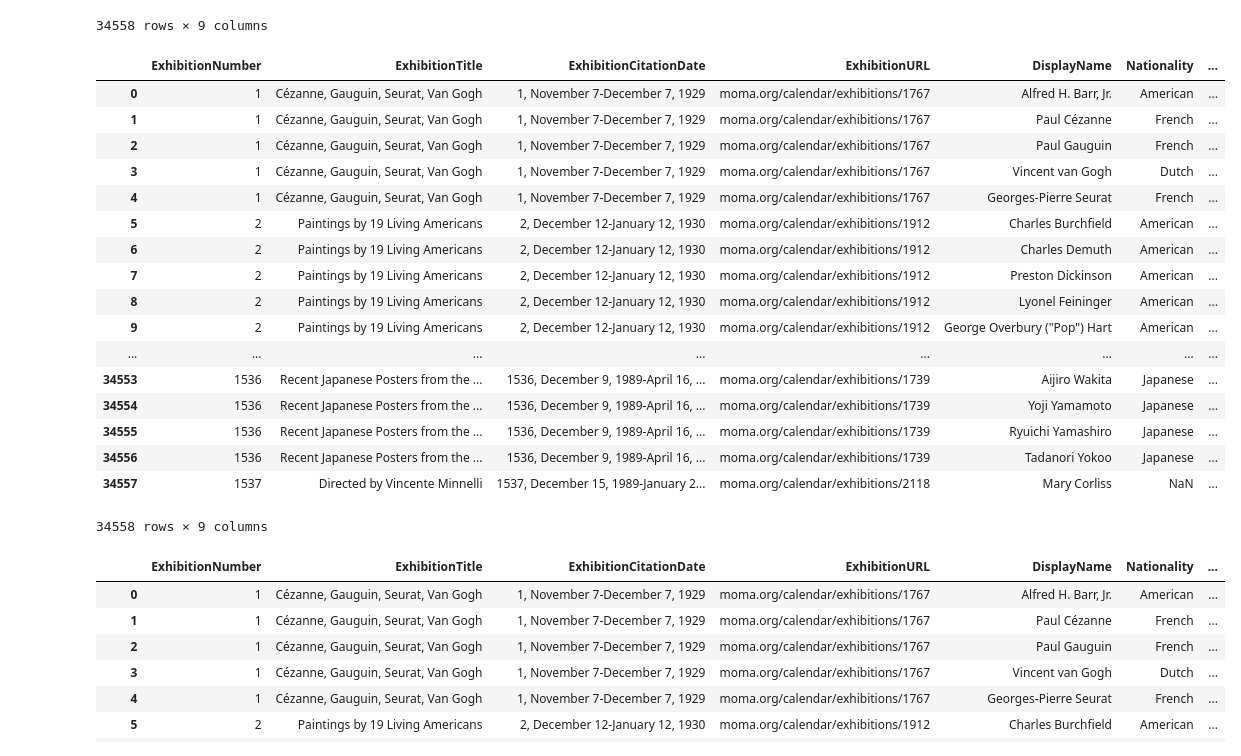
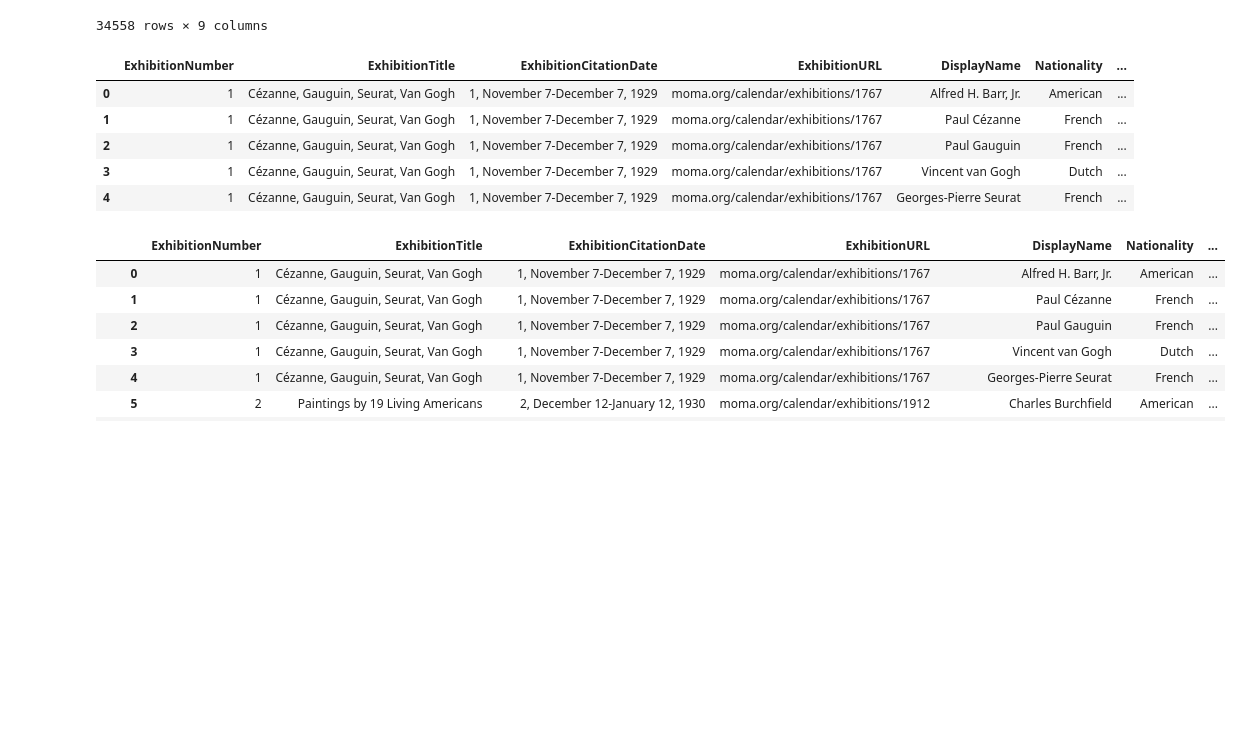
Before and after one commit to PaulaNuno/ironhack-final-project, a Jupyter notebook: exploring_dataset.ipynb, the cells around one changed output. Cells and saved outputs as stored; diff of their text form; code cells hidden in the pictures; blank space fills up the shorter version.

```diff
--- a/exploring_dataset.ipynb
+++ b/exploring_dataset.ipynb
@@ -275,23 +275,11 @@ df_final #elimino "]"
 34558 rows × 9 columns
 # %%
 df_final["ExhibitionCitationDate"].str.strip #elimino espacios después de prescindir de caracteres innecesarios
-df_final
+df_final.head(5)
 # %% [output]
 |  | ExhibitionNumber | ExhibitionTitle | ExhibitionCitationDate | ExhibitionURL | DisplayName | Nationality | ... |
 | 0 | 1 | Cézanne, Gauguin, Seurat, Van Gogh | 1, November 7-December 7, 1929 | moma.org/calendar/exhibitions/1767 | Alfred H. Barr, Jr. | American | ... |
 | 1 | 1 | Cézanne, Gauguin, Seurat, Van Gogh | 1, November 7-December 7, 1929 | moma.org/calendar/exhibitions/1767 | Paul Cézanne | French | ... |
 | 2 | 1 | Cézanne, Gauguin, Seurat, Van Gogh | 1, November 7-December 7, 1929 | moma.org/calendar/exhibitions/1767 | Paul Gauguin | French | ... |
 | 3 | 1 | Cézanne, Gauguin, Seurat, Van Gogh | 1, November 7-December 7, 1929 | moma.org/calendar/exhibitions/1767 | Vincent van Gogh | Dutch | ... |
 | 4 | 1 | Cézanne, Gauguin, Seurat, Van Gogh | 1, November 7-December 7, 1929 | moma.org/calendar/exhibitions/1767 | Georges-Pierre Seurat | French | ... |
-| 5 | 2 | Paintings by 19 Living Americans | 2, December 12-January 12, 1930 | moma.org/calendar/exhibitions/1912 | Charles Burchfield | American | ... |
-| 6 | 2 | Paintings by 19 Living Americans | 2, December 12-January 12, 1930 | moma.org/calendar/exhibitions/1912 | Charles Demuth | American | ... |
-| 7 | 2 | Paintings by 19 Living Americans | 2, December 12-January 12, 1930 | moma.org/calendar/exhibitions/1912 | Preston Dickinson | American | ... |
-| 8 | 2 | Paintings by 19 Living Americans | 2, December 12-January 12, 1930 | moma.org/calendar/exhibitions/1912 | Lyonel Feininger | American | ... |
-| 9 | 2 | Paintings by 19 Living Americans | 2, December 12-January 12, 1930 | moma.org/calendar/exhibitions/1912 | George Overbury ("Pop") Hart | American | ... |
-| ... | ... | ... | ... | ... | ... | ... | ... |
-| 34553 | 1536 | Recent Japanese Posters from the ... | 1536, December 9, 1989-April 16, ... | moma.org/calendar/exhibitions/1739 | Aijiro Wakita | Japanese | ... |
-| 34554 | 1536 | Recent Japanese Posters from the ... | 1536, December 9, 1989-April 16, ... | moma.org/calendar/exhibitions/1739 | Yoji Yamamoto | Japanese | ... |
-| 34555 | 1536 | Recent Japanese Posters from the ... | 1536, December 9, 1989-April 16, ... | moma.org/calendar/exhibitions/1739 | Ryuichi Yamashiro | Japanese | ... |
-| 34556 | 1536 | Recent Japanese Posters from the ... | 1536, December 9, 1989-April 16, ... | moma.org/calendar/exhibitions/1739 | Tadanori Yokoo | Japanese | ... |
-| 34557 | 1537 | Directed by Vincente Minnelli | 1537, December 15, 1989-January 2... | moma.org/calendar/exhibitions/2118 | Mary Corliss | NaN | ... |
-34558 rows × 9 columns
```
Also changed, not shown: parts of 7 cells of this notebook.
